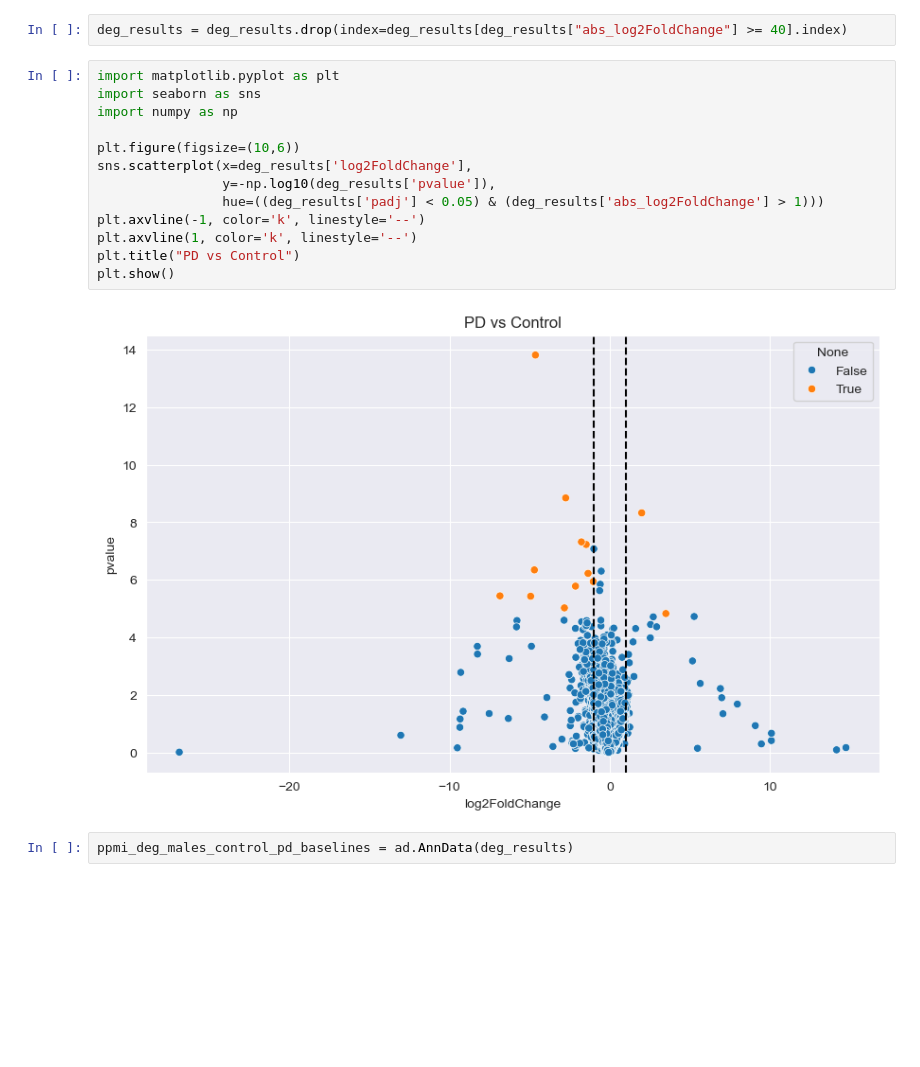
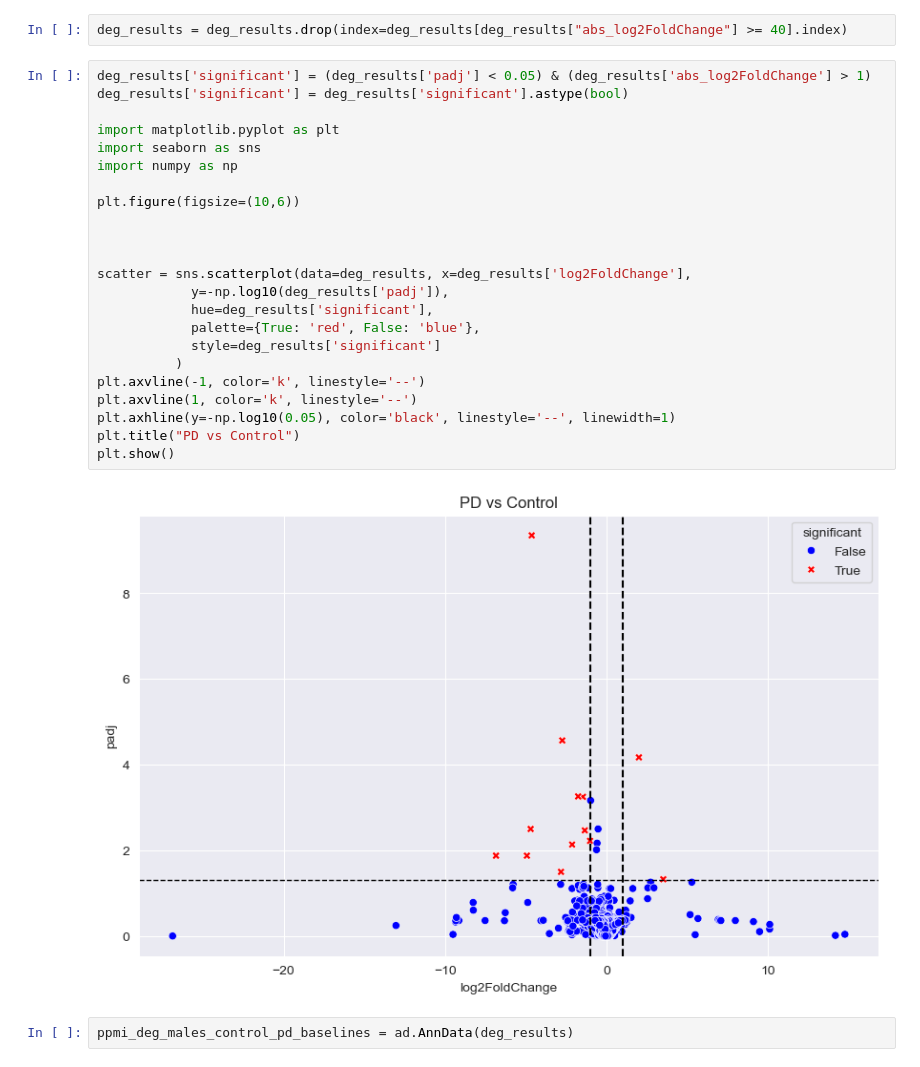
Before and after one commit to perpk/ppmi-wip, a Jupyter notebook: ppmi-wip.deg-males-control-pd-baselines.ipynb, the cells around one changed output. Drawn from its saved outputs; the diff is of its cells as text; blank space fills up the shorter version.

```diff
--- a/ppmi-wip.deg-males-control-pd-baselines.ipynb
+++ b/ppmi-wip.deg-males-control-pd-baselines.ipynb
@@ -238,20 +238,30 @@ deg_results[deg_results["abs_log2FoldChange"] >= 40]
 # %%
 deg_results = deg_results.drop(index=deg_results[deg_results["abs_log2FoldChange"] >= 40].index)
 # %%
+deg_results['significant'] = (deg_results['padj'] < 0.05) & (deg_results['abs_log2FoldChange'] > 1)
+deg_results['significant'] = deg_results['significant'].astype(bool)
+
 import matplotlib.pyplot as plt
 import seaborn as sns
 import numpy as np
 
 plt.figure(figsize=(10,6))
-sns.scatterplot(x=deg_results['log2FoldChange'],
-                y=-np.log10(deg_results['pvalue']),
-                hue=((deg_results['padj'] < 0.05) & (deg_results['abs_log2FoldChange'] > 1)))
+
+
+
+scatter = sns.scatterplot(data=deg_results, x=deg_results['log2FoldChange'],
+            y=-np.log10(deg_results['padj']),
+            hue=deg_results['significant'],
+            palette={True: 'red', False: 'blue'},
+            style=deg_results['significant']
+          )
 plt.axvline(-1, color='k', linestyle='--')
 plt.axvline(1, color='k', linestyle='--')
+plt.axhline(y=-np.log10(0.05), color='black', linestyle='--', linewidth=1)
 plt.title("PD vs Control")
 plt.show()
 # %% [output]
-[figure, old version]
+[figure, new version]
 # %%
 ppmi_deg_males_control_pd_baselines = ad.AnnData(deg_results)
 # %%
```
Also changed, not shown: 3 other files.
